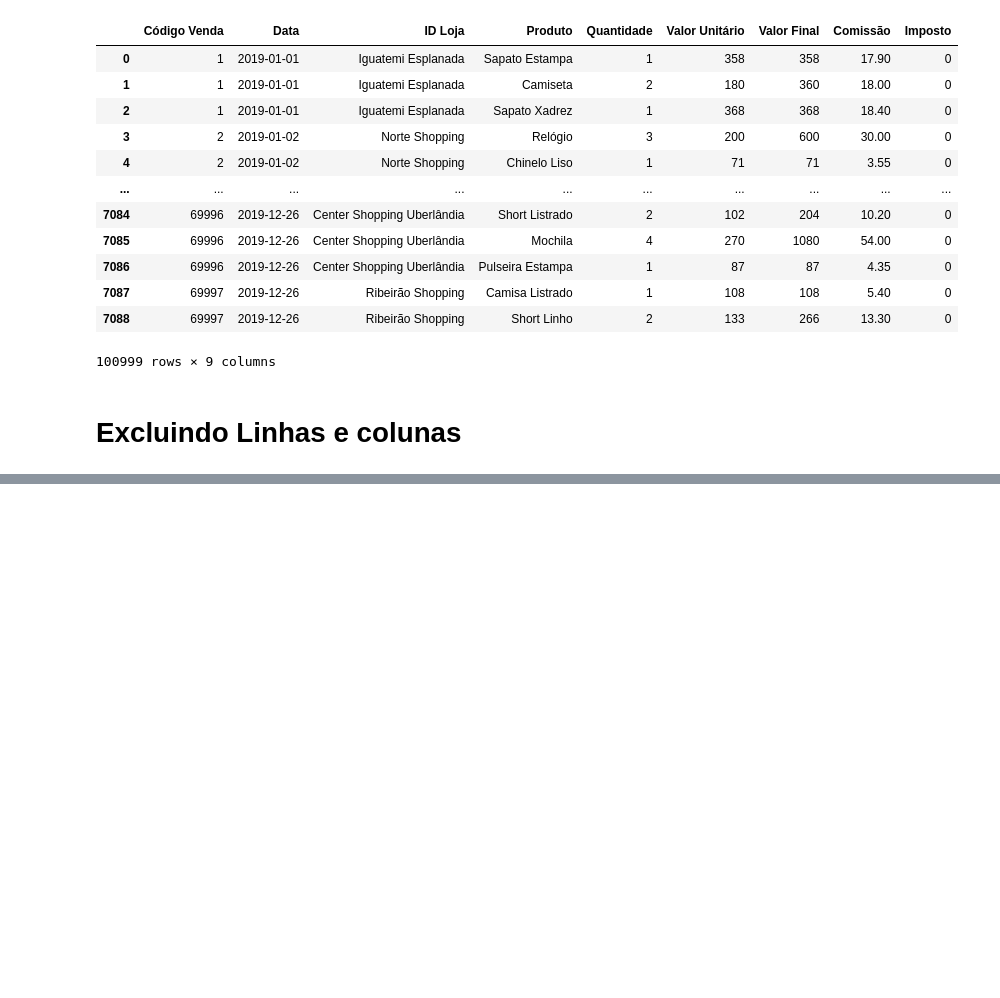
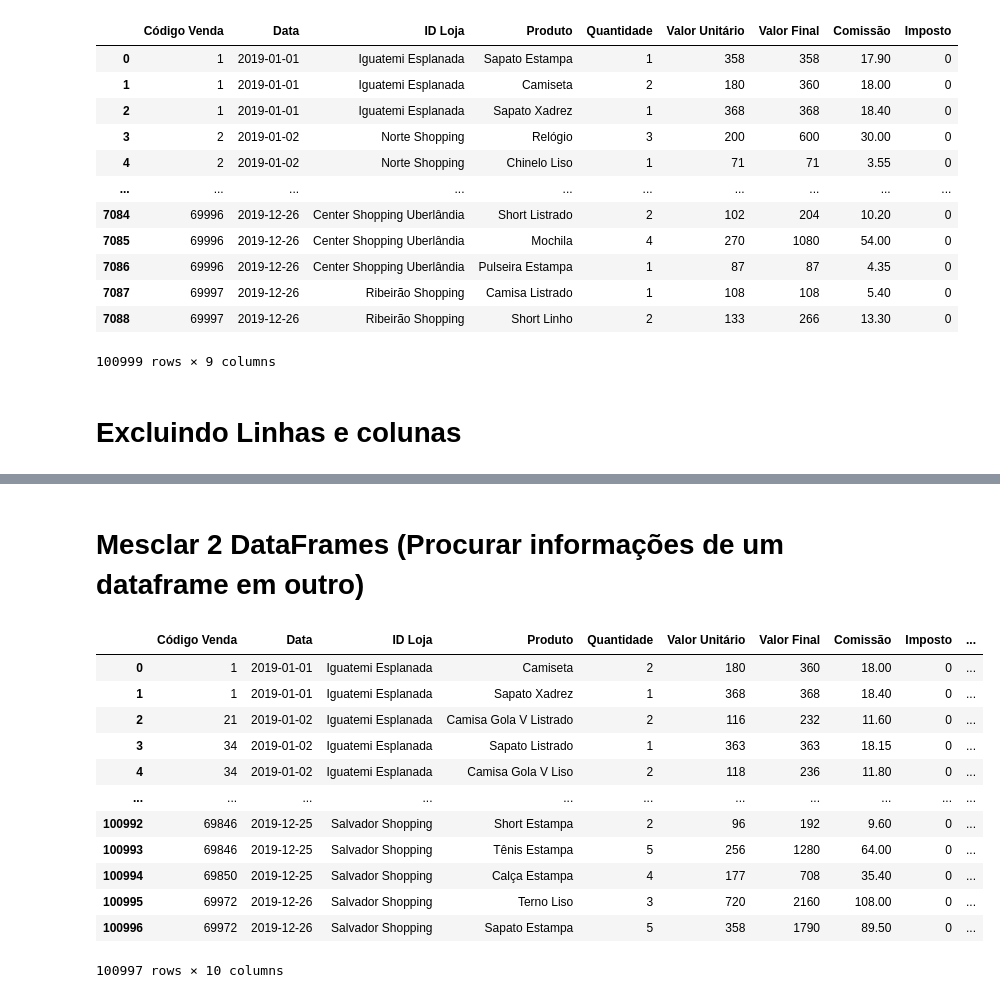
Before and after one commit to SrTesch/studying, a Jupyter notebook: learningPython/pandas/trying.ipynb, the cells around one changed output, grey strips where cells are left out. Saved outputs shown, nothing was run; the diff lists cells and outputs as text; code cells hidden in the pictures; blank space fills up the shorter version.

Commit message:
finalizando mini curso de pandas e organizando os arquivos

```diff
--- a/learningPython/pandas/trying.ipynb
+++ b/learningPython/pandas/trying.ipynb
@@ -189,0 +190,17 @@ display(tabelaVendas)
+# %%
+#deletar linhas e colunas completamente vazias
+
+#tabelaVendas = tabelaVendas.dropna(how ='all', axis = 1)
+
+#deletar linhas que possuem pelo menos um valor vazio
+#tabelaVendas = tabelaVendas.dropna()
+
+#preencher valores vazios
+#preencher com a média da coluna
+
+tabelaVendas['Comissão'] = tabelaVendas['Comissão'].fillna(tabelaVendas['Comissão'].mean())
+#display(tabelaVendas)
+
+#preencher com o ultimo valor
+
+tabelaVendas = tabelaVendas.ffill()
@@ -189,0 +253,20 @@ display(tabelaVendas)
+# %% [markdown]
+# Mesclar 2 DataFrames (Procurar informações de um dataframe em outro)
+# %%
+tabelaGerentes = pd.read_excel("Gerentes.xlsx")
+tabelaVendas = tabelaVendas.merge(tabelaGerentes)
+display(tabelaVendas)
+# %% [output]
+|  | Código Venda | Data | ID Loja | Produto | Quantidade | Valor Unitário | Valor Final | Comissão | Imposto | ... |
+| 0 | 1 | 2019-01-01 | Iguatemi Esplanada | Camiseta | 2 | 180 | 360 | 18.00 | 0 | ... |
+| 1 | 1 | 2019-01-01 | Iguatemi Esplanada | Sapato Xadrez | 1 | 368 | 368 | 18.40 | 0 | ... |
+| 2 | 21 | 2019-01-02 | Iguatemi Esplanada | Camisa Gola V Listrado | 2 | 116 | 232 | 11.60 | 0 | ... |
+| 3 | 34 | 2019-01-02 | Iguatemi Esplanada | Sapato Listrado | 1 | 363 | 363 | 18.15 | 0 | ... |
+| 4 | 34 | 2019-01-02 | Iguatemi Esplanada | Camisa Gola V Liso | 2 | 118 | 236 | 11.80 | 0 | ... |
+| ... | ... | ... | ... | ... | ... | ... | ... | ... | ... | ... |
+| 100992 | 69846 | 2019-12-25 | Salvador Shopping | Short Estampa | 2 | 96 | 192 | 9.60 | 0 | ... |
+| 100993 | 69846 | 2019-12-25 | Salvador Shopping | Tênis Estampa | 5 | 256 | 1280 | 64.00 | 0 | ... |
+| 100994 | 69850 | 2019-12-25 | Salvador Shopping | Calça Estampa | 4 | 177 | 708 | 35.40 | 0 | ... |
+| 100995 | 69972 | 2019-12-26 | Salvador Shopping | Terno Liso | 3 | 720 | 2160 | 108.00 | 0 | ... |
+| 100996 | 69972 | 2019-12-26 | Salvador Shopping | Sapato Estampa | 5 | 358 | 1790 | 89.50 | 0 | ... |
+100997 rows × 10 columns
```
Also changed, not shown: parts of 3 cells of this notebook, 2 other files.
